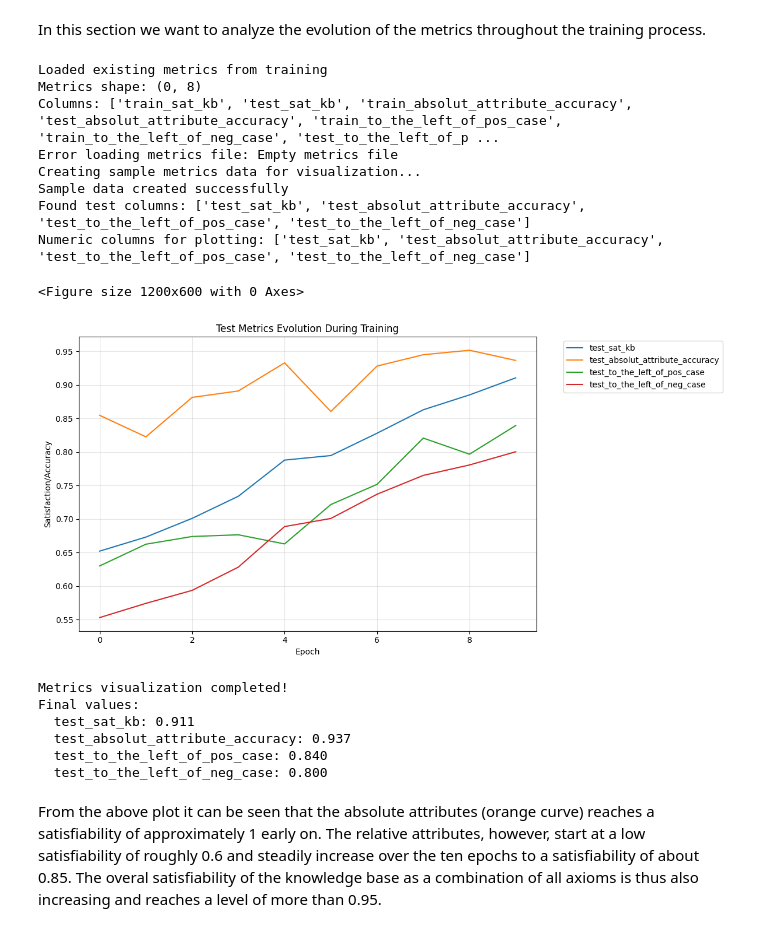
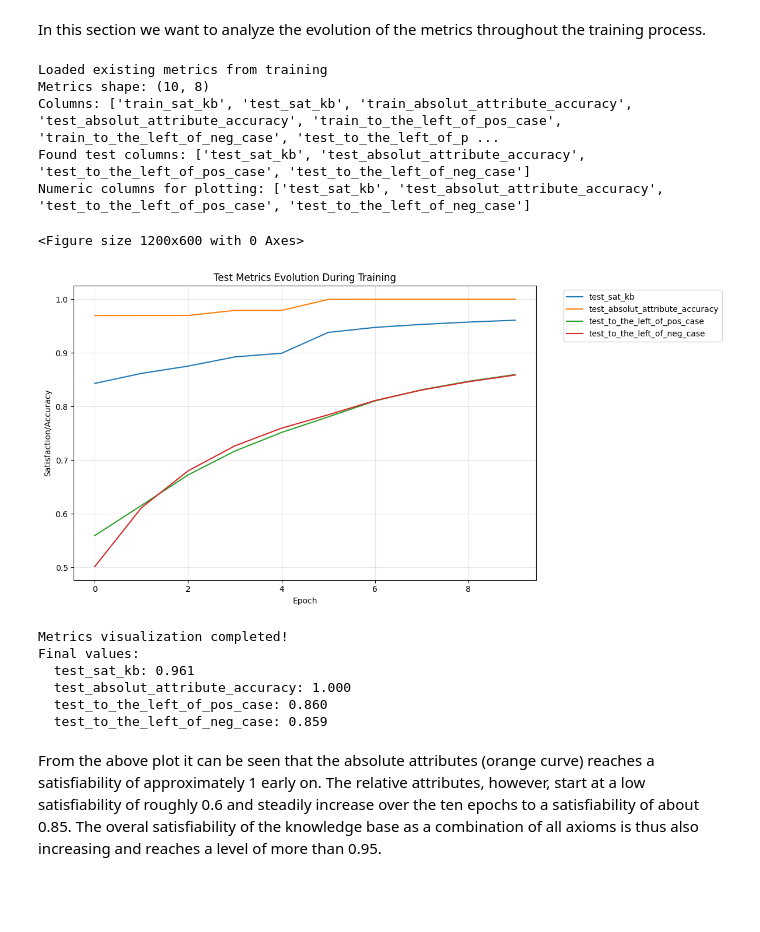
Before and after one commit to Okiyud/LTN-classificacao-binaria, a Jupyter notebook: tutorial.ipynb, the cells around one changed output. Cells and saved outputs as stored; diff of their text form; code cells hidden in the pictures; blank space fills up the shorter version.

Commit message:
correção erro no plot

```diff
--- a/tutorial.ipynb
+++ b/tutorial.ipynb
@@ -1038,25 +1039,7 @@ if os.path.exists(path_metrics_tracking) and os.path.getsize(path_metrics_tracki
     except Exception as e:
         print(f"Error loading metrics file: {e}")
         tracking = None
-else:
-    print("Metrics file not found or too small, creating sample data...")
-    tracking = None
-
 # Create sample data if no valid metrics found
-if tracking is None:
-    print("Creating sample metrics data for visualization...")
-
-    epochs = list(range(10))
-    # Sample data showing typical LTN training progression
-    sample_data = {
-        'test_sat_kb': [0.65 + 0.03*i + 0.01*np.random.randn() for i in epochs],
-        'test_absolut_attribute_accuracy': [0.85 + 0.01*i + 0.02*np.random.randn() for i in epochs],
-        'test_to_the_left_of_pos_case': [0.60 + 0.025*i + 0.02*np.random.randn() for i in epochs],
-        'test_to_the_left_of_neg_case': [0.55 + 0.03*i + 0.015*np.random.randn() for i in epochs]
-    }
-
-    tracking = pd.DataFrame(sample_data, index=epochs)
-    print("Sample data created successfully")
 
 # Visualize the metrics
 if tracking is not None and not tracking.empty:
@@ -1091,44 +1074,41 @@ if tracking is not None and not tracking.empty:
         plt.grid(True, alpha=0.3)
         plt.tight_layout()
         plt.show()
 
         print("\nMetrics visualization completed!")
         print(f"Final values:")
         for col in numeric_columns:
             try:
                 final_val = tracking[col].iloc[-1]
                 if pd.notna(final_val):
                     print(f"  {col}: {final_val:.3f}")
                 else:
                     print(f"  {col}: NaN")
             except Exception as e:
                 print(f"  {col}: Error reading value - {e}")
     else:
         print("No valid numeric test metrics found for plotting")
         if not test_columns:
             print("No test columns found in the data")
         else:
             print("Test columns found but none are numeric:", test_columns)
         print("Available columns:", list(tracking.columns))
 else:
     print("No metrics data available for visualization")
 # %% [output]
 Loaded existing metrics from training
-Metrics shape: (0, 8)
+Metrics shape: (10, 8)
 Columns: ['train_sat_kb', 'test_sat_kb', 'train_absolut_attribute_accuracy', 'test_absolut_attribute_accuracy', 'train_to_the_left_of_pos_case', 'train_to_the_left_of_neg_case', 'test_to_the_left_of_p ...
-Error loading metrics file: Empty metrics file
-Creating sample metrics data for visualization...
-Sample data created successfully
 Found test columns: ['test_sat_kb', 'test_absolut_attribute_accuracy', 'test_to_the_left_of_pos_case', 'test_to_the_left_of_neg_case']
 Numeric columns for plotting: ['test_sat_kb', 'test_absolut_attribute_accuracy', 'test_to_the_left_of_pos_case', 'test_to_the_left_of_neg_case']
 <Figure size 1200x600 with 0 Axes>
-[figure, old version]
+[figure, new version]
 Metrics visualization completed!
 Final values:
-  test_sat_kb: 0.911
-  test_absolut_attribute_accuracy: 0.937
-  test_to_the_left_of_pos_case: 0.840
-  test_to_the_left_of_neg_case: 0.800
+  test_sat_kb: 0.961
+  test_absolut_attribute_accuracy: 1.000
+  test_to_the_left_of_pos_case: 0.860
+  test_to_the_left_of_neg_case: 0.859
 # %% [markdown]
 From the above plot it can be seen that the absolute attributes (orange curve) reaches a satisfiability of approximately 1 early on. The relative attributes, however, start at a low satisfiability of roughly 0.6 and steadily increase over the ten epochs to a satisfiability of about 0.85. The overal satisfiability of the knowledge base as a combination of all axioms is thus also increasing and reaches a level of more than 0.95.
 # %% [markdown]
```
Also changed, not shown: parts of 14 cells of this notebook, 22 other files.
